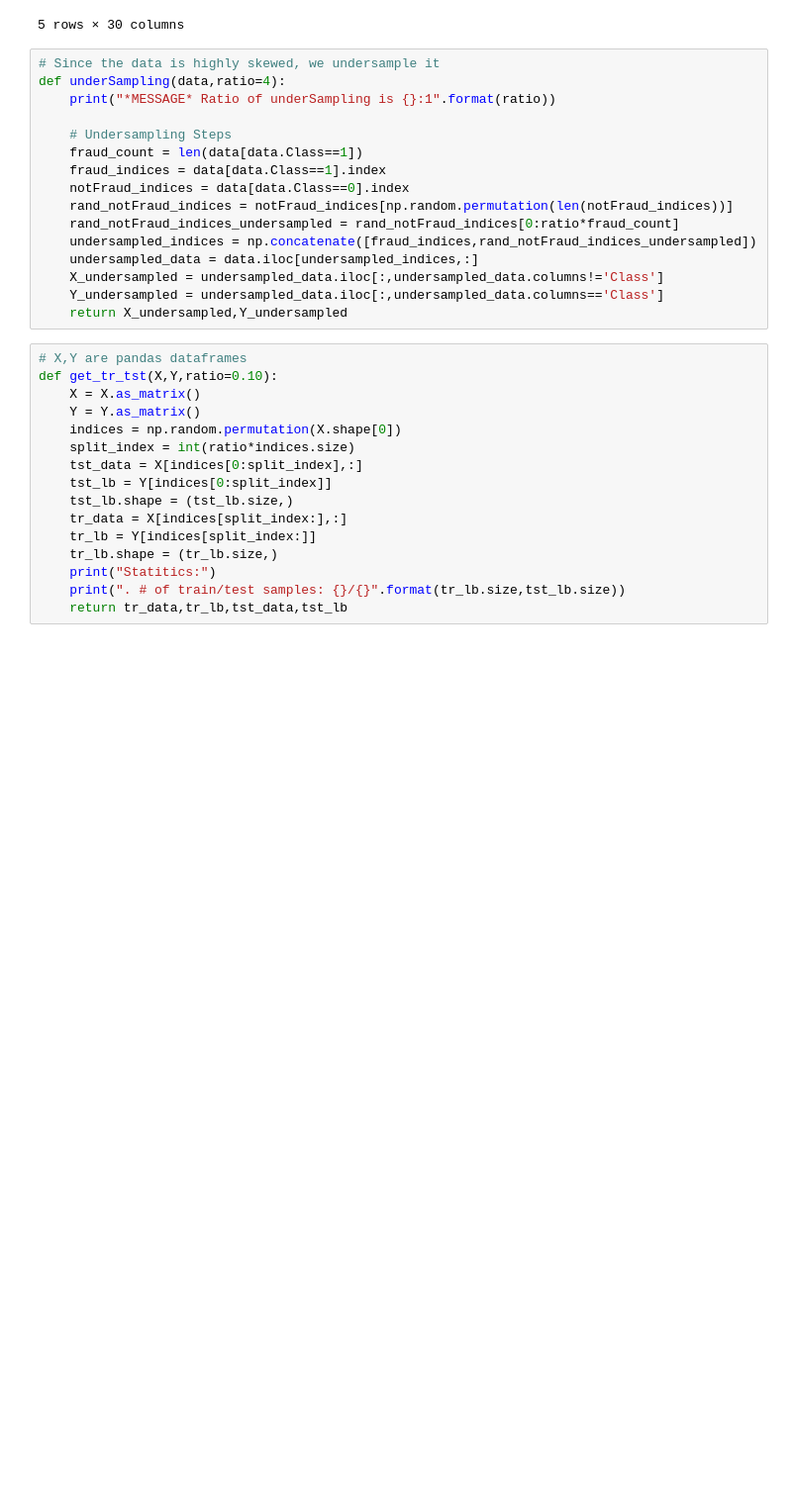
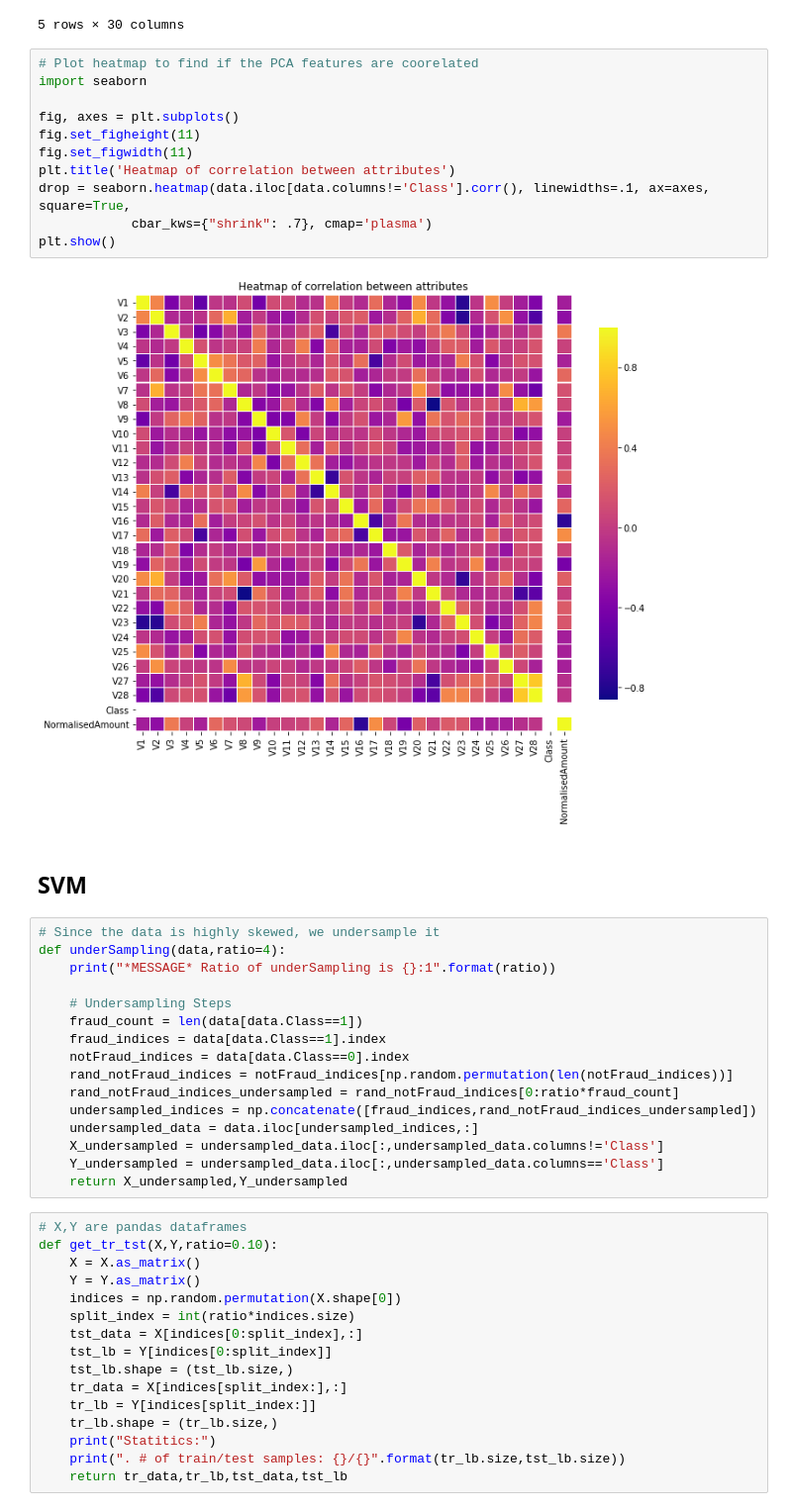
Before and after one commit to udhai17/Credit-Card-Fraud-Detection, a Jupyter notebook: CCFraudDetection.ipynb, the cells around one changed output. Shown: that part at 99% size. Saved outputs shown, nothing was run; the diff lists cells and outputs as text; blank space fills up the shorter version.

```diff
--- a/CCFraudDetection.ipynb
+++ b/CCFraudDetection.ipynb
@@ -60,6 +60,21 @@ Data statitics:
 | 3 | -0.966272 | -0.185226 | 1.792993 | -0.863291 | -0.010309 | 1.247203 | 0.237609 | 0.377436 | -1.387024 | -0.054952 | ... | ... |
 | 4 | -1.158233 | 0.877737 | 1.548718 | 0.403034 | -0.407193 | 0.095921 | 0.592941 | -0.270533 | 0.817739 | 0.753074 | ... | ... |
 5 rows × 30 columns
+# %%
+# Plot heatmap to find if the PCA features are coorelated
+import seaborn
+
+fig, axes = plt.subplots()
+fig.set_figheight(11)
+fig.set_figwidth(11)
+plt.title('Heatmap of correlation between attributes')
+drop = seaborn.heatmap(data.iloc[data.columns!='Class'].corr(), linewidths=.1, ax=axes, square=True,
+            cbar_kws={"shrink": .7}, cmap='plasma')
+plt.show()
+# %% [output]
+[figure, added]
+# %% [markdown]
+## SVM
 # %%
 # Since the data is highly skewed, we undersample it
 def underSampling(data,ratio=4):
```
Also changed, not shown: parts of 2 cells of this notebook.
